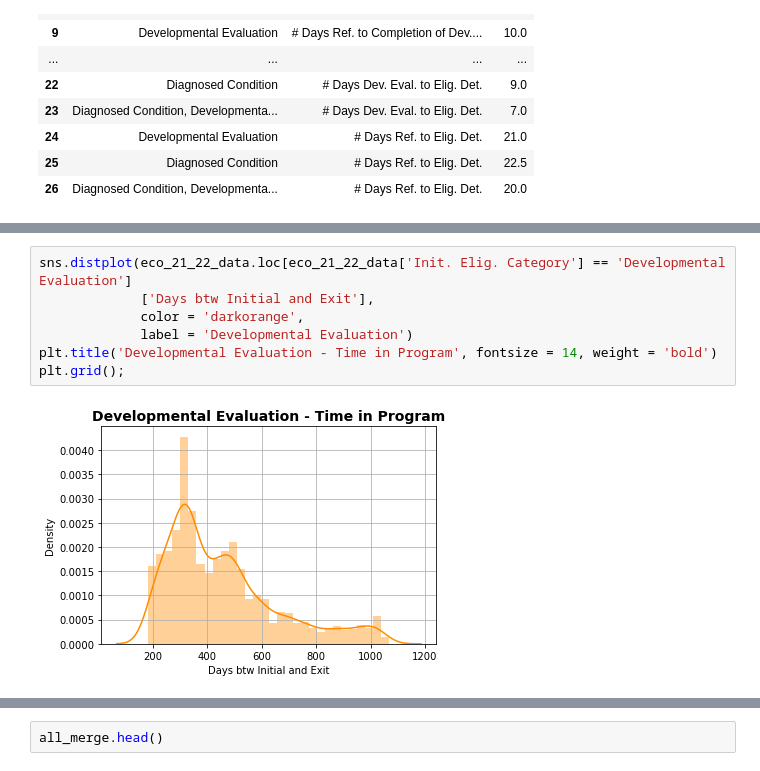
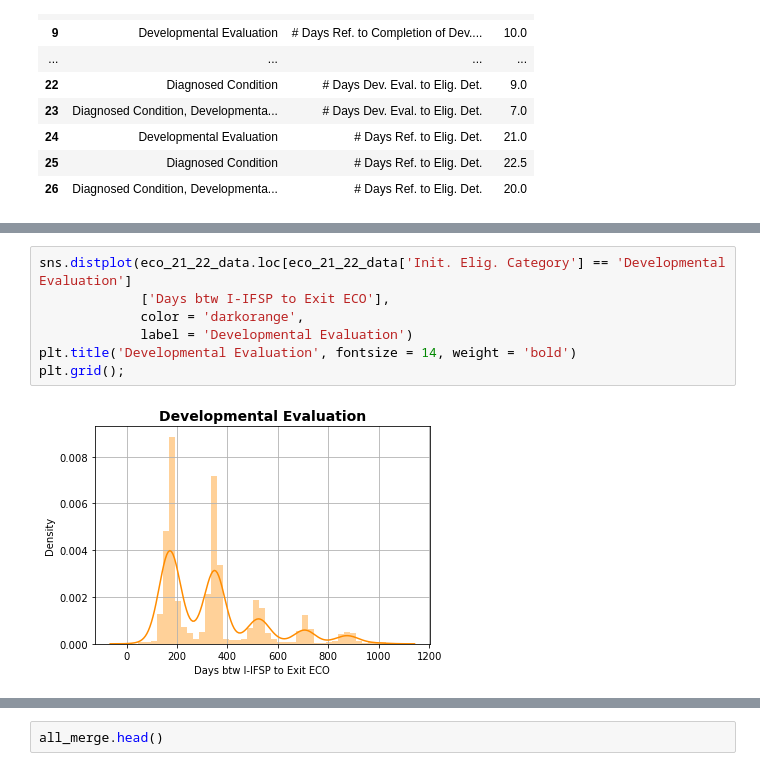
Before and after one commit to NSS-Data-Analytics-Cohort-7/didd-newbalancesonthebloc, a Jupyter notebook: Notebook/DIDD_partner_project.ipynb, the cells around one changed output, grey strips where cells are left out. Saved outputs shown, nothing was run; the diff lists cells and outputs as text.

```diff
--- a/Notebook/DIDD_partner_project.ipynb
+++ b/Notebook/DIDD_partner_project.ipynb
@@ -703,10 +652,10 @@ eco_21_22_data.head()
 | 6 | ET | 449725.0 | 4.0 | 5.0 | 7.0 | 7.0 | ... |
 # %%
 sns.distplot(eco_21_22_data.loc[eco_21_22_data['Init. Elig. Category'] == 'Developmental Evaluation']
-             ['Days btw Initial and Exit'],
+             ['Days btw I-IFSP to Exit ECO'],
              color = 'darkorange',
              label = 'Developmental Evaluation')
-plt.title('Developmental Evaluation - Time in Program', fontsize = 14, weight = 'bold')
+plt.title('Developmental Evaluation', fontsize = 14, weight = 'bold')
 plt.grid();
 # %% [output]
-[figure, old version]
+[figure, new version]
```
Also changed, not shown: parts of 50 cells of this notebook.
